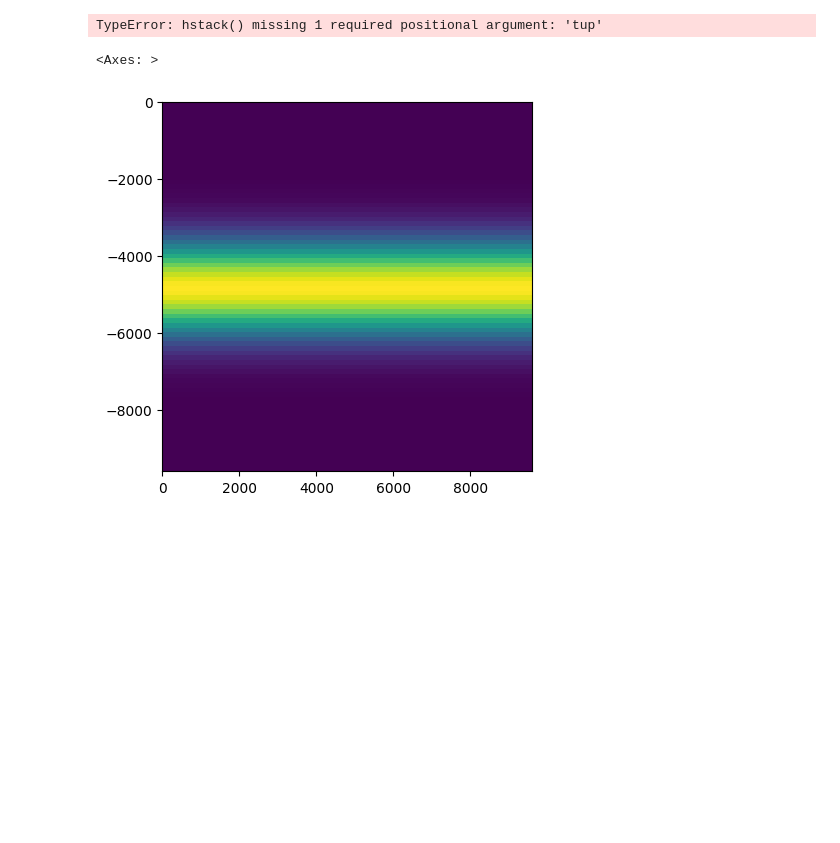
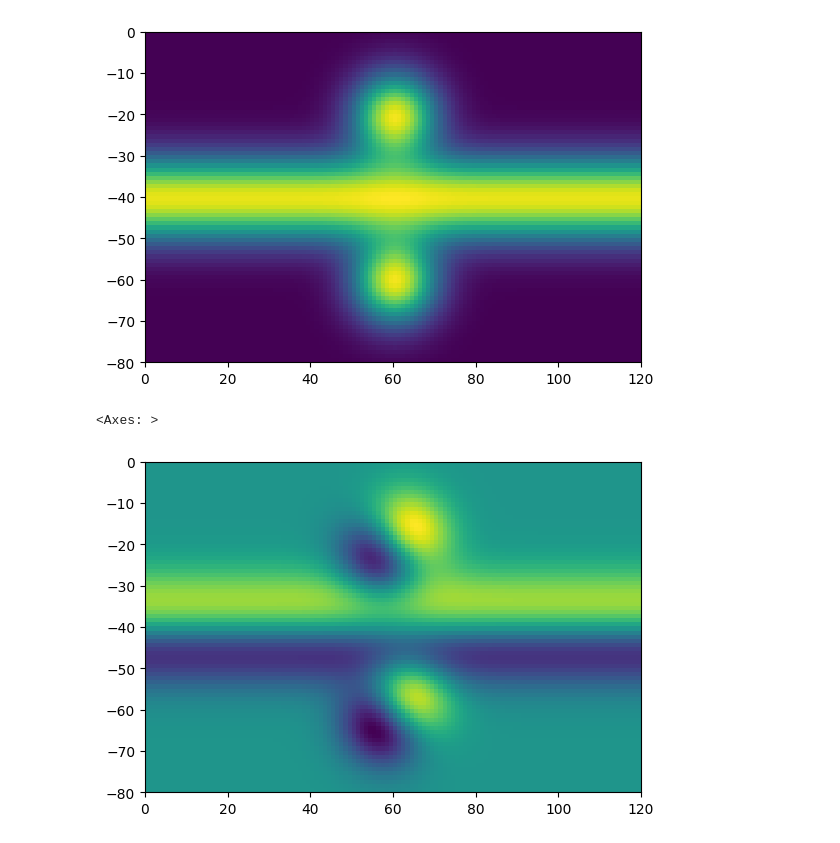
Before and after one commit to dankluskiewicz/insolation_model, a Jupyter notebook: development/shading.ipynb, the cells around one changed output. Saved outputs shown, nothing was run; the diff lists cells and outputs as text; code cells hidden in the pictures; blank space fills up the shorter version.

Commit message:
incorporate hillshade into dev nb

```diff
--- a/development/shading.ipynb
+++ b/development/shading.ipynb
@@ -12,23 +16,37 @@ from tests.conftest import make_flat_dem
 # %%
 n_rows, n_cols = 80, 120
 
-dem = make_flat_dem(n_rows, n_cols)
-
-
-hill = np.hstack()
+dem = make_flat_dem(n_rows=n_rows, n_cols=n_cols)
-# %% [output]
-TypeError: hstack() missing 1 required positional argument: 'tup'
 # %%
+# make a hill
 y = np.arange(n_rows)
-
 hill = np.exp(-((y - n_rows / 2) ** 2) / 10**2)
 hill = hill[:, np.newaxis]
 hill = np.tile(hill, (1, n_cols))
 
 hill_dem = dem.with_array(hill)
 
-vis.raster(hill_dem)
+# and some mounds
+X, Y = np.meshgrid(np.arange(n_cols), np.arange(n_rows))
+
+
+def make_mound(xc, yc, radius):
+    return np.exp(-((X - xc) ** 2 + (Y - yc) ** 2) / radius**2)
+
+
+mound_centers = [(n_cols / 2, n_rows / 4), (n_cols / 2, 3 * n_rows / 4)]
+mounds = sum(make_mound(xc, yc, 10) for xc, yc in mound_centers)
+
+mounds_dem = dem.with_array(mounds)
+
+
+# and combine
+dem = dem.with_array(hill + mounds)
+vis.raster(dem)
+plt.show()
+vis.hillshade(dem, solar_azimuth=45, solar_elevation=45)
 # %% [output]
+[figure, new version]
 <Axes: >
-[figure, old version]
+[figure, added]
 # %%
```
Also changed, not shown: parts of 3 cells of this notebook.
